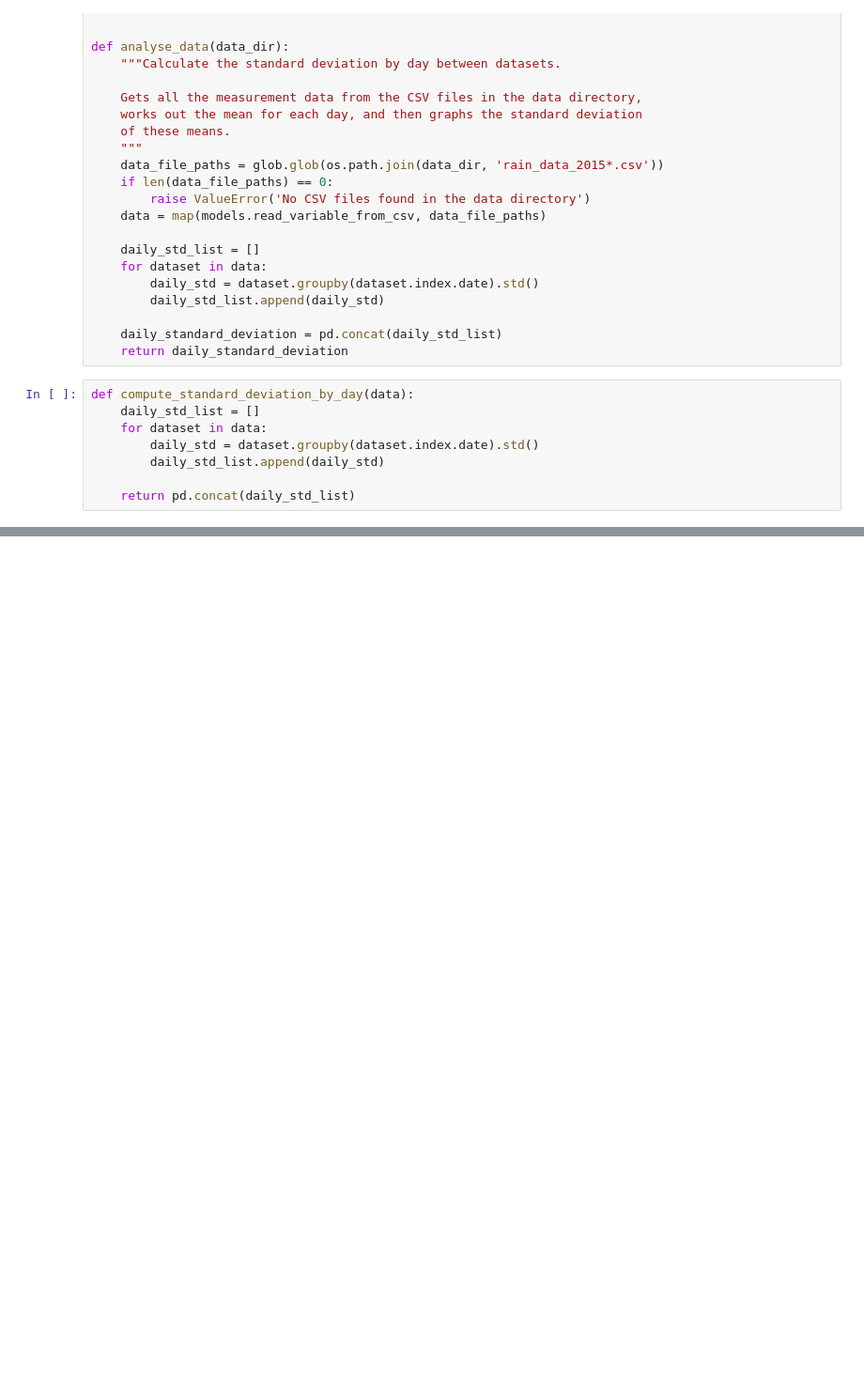
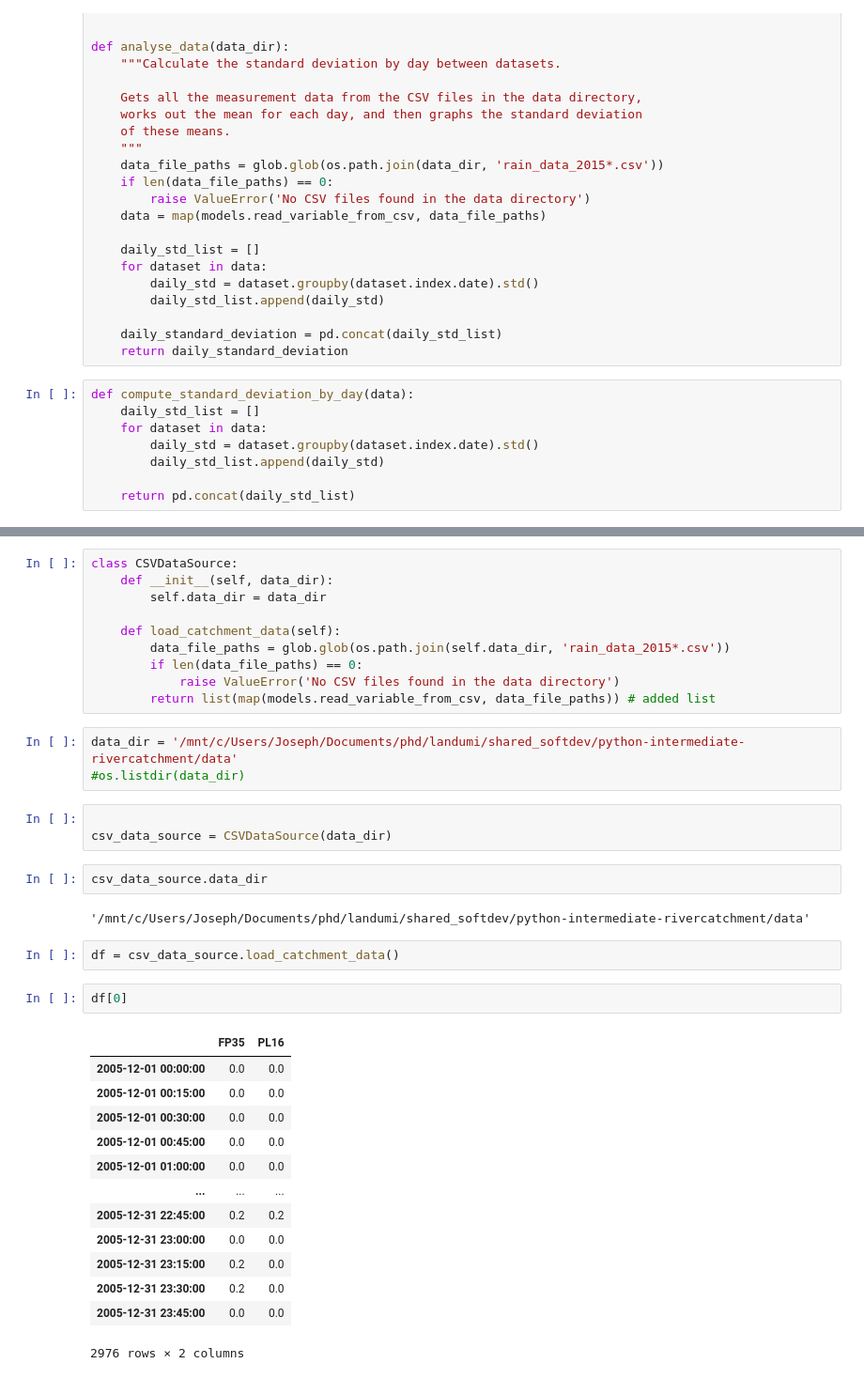
Before and after one commit to azra-gordy/python-intermediate-rivercatchment, a Jupyter notebook: nba.ipynb, the cells around one changed output, grey strips where cells are left out. Shown at 94% size. Drawn from its saved outputs; the diff is of its cells as text; blank space fills up the shorter version.

```diff
--- a/nba.ipynb
+++ b/nba.ipynb
@@ -43,0 +98,38 @@ def map_compute_standard_deviation_by_day(data):
+# %%
+class CSVDataSource:
+    def __init__(self, data_dir):
+        self.data_dir = data_dir
+
+    def load_catchment_data(self):
+        data_file_paths = glob.glob(os.path.join(self.data_dir, 'rain_data_2015*.csv'))
+        if len(data_file_paths) == 0:
+            raise ValueError('No CSV files found in the data directory')
+        return list(map(models.read_variable_from_csv, data_file_paths)) # added list
+# %%
+data_dir = '/mnt/c/Users/Joseph/Documents/phd/landumi/shared_softdev/python-intermediate-rivercatchment/data'
+#os.listdir(data_dir)
+# %%
+
+csv_data_source = CSVDataSource(data_dir)
+# %%
+csv_data_source.data_dir
+# %% [output]
+'/mnt/c/Users/Joseph/Documents/phd/landumi/shared_softdev/python-intermediate-rivercatchment/data'
+# %%
+df = csv_data_source.load_catchment_data()
+# %%
+df[0]
+# %% [output]
+|  | FP35 | PL16 |
+| 2005-12-01 00:00:00 | 0.0 | 0.0 |
+| 2005-12-01 00:15:00 | 0.0 | 0.0 |
+| 2005-12-01 00:30:00 | 0.0 | 0.0 |
+| 2005-12-01 00:45:00 | 0.0 | 0.0 |
+| 2005-12-01 01:00:00 | 0.0 | 0.0 |
+| ... | ... | ... |
+| 2005-12-31 22:45:00 | 0.2 | 0.2 |
+| 2005-12-31 23:00:00 | 0.0 | 0.0 |
+| 2005-12-31 23:15:00 | 0.2 | 0.0 |
+| 2005-12-31 23:30:00 | 0.2 | 0.0 |
+| 2005-12-31 23:45:00 | 0.0 | 0.0 |
+2976 rows × 2 columns
```
Also changed, not shown: parts of 13 cells of this notebook, 1 other file.
